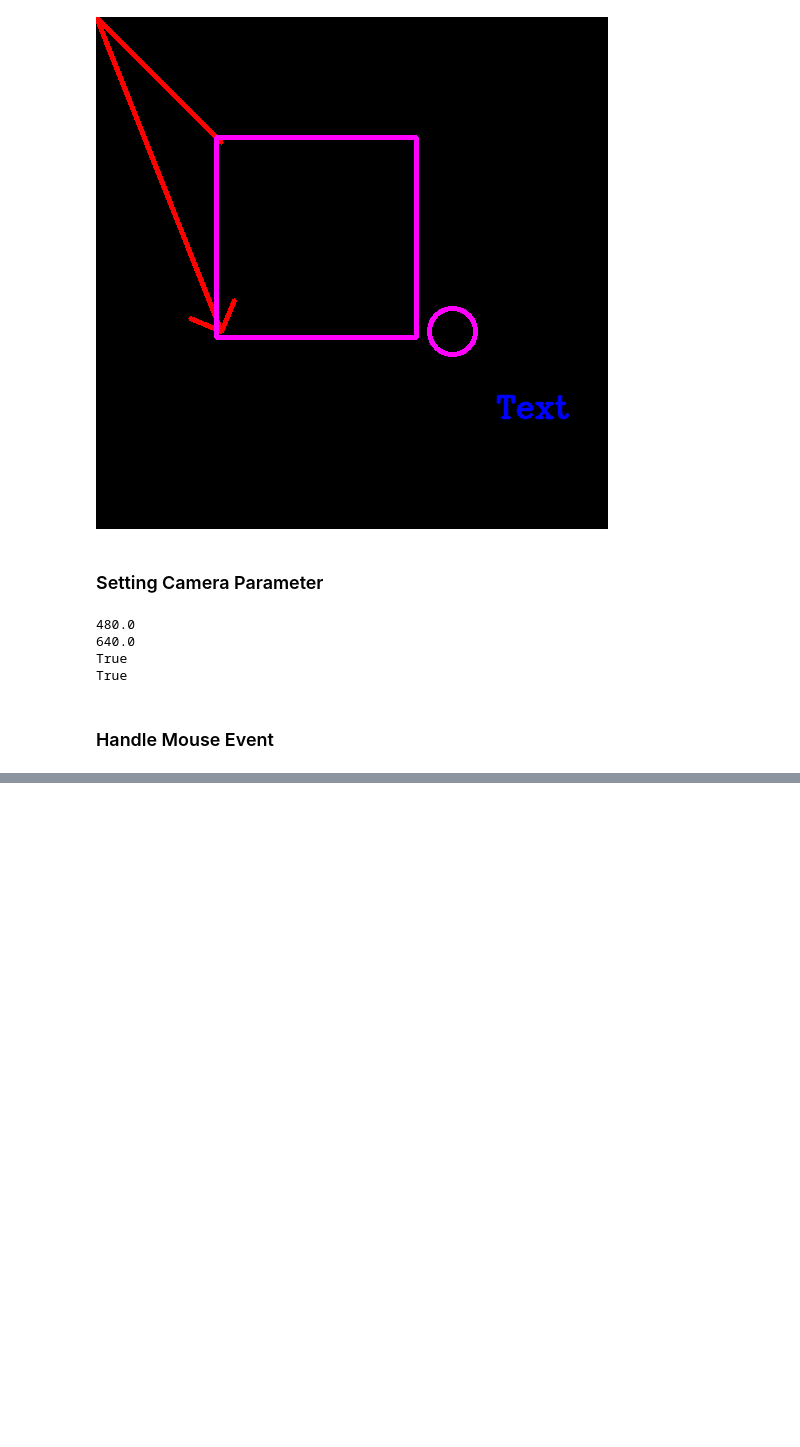
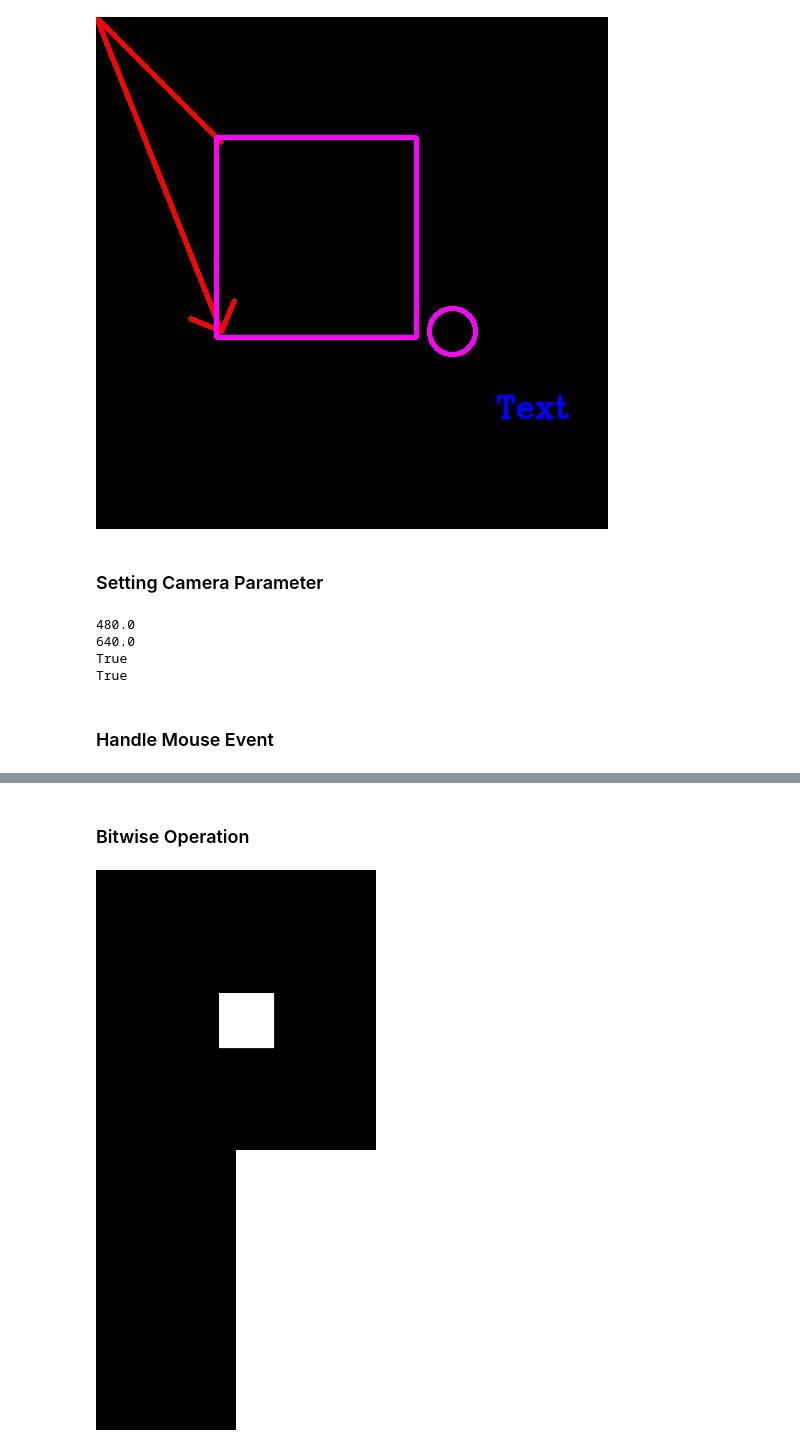
Before and after one commit to akashverma1995/coding, a Jupyter notebook: ML and DL Coding/Image Processing/image_processing.ipynb, the cells around one changed output, grey strips where cells are left out. Cells and saved outputs as stored; diff of their text form; code cells hidden in the pictures; blank space fills up the shorter version.

```diff
--- a/ML and DL Coding/Image Processing/image_processing.ipynb
+++ b/ML and DL Coding/Image Processing/image_processing.ipynb
@@ -194,0 +257,18 @@ if cv2.waitKey(0) & 0xFF==ord('q'):
+# %% [markdown]
+### Bitwise Operation
+# %%
+import cv2
+import numpy as np
+from PIL import Image
+from IPython.display import display
+
+img1=np.zeros((512,512,3),np.uint8)
+img1=cv2.rectangle(img1,(225,225),(325,325),(255,255,255),-1)
+
+img2=np.zeros((512,512,3),np.uint8)
+img2=cv2.rectangle(img2,(256,0),(512,512),(255,255,255),-1)
+
+final_img=cv2.vconcat([img1,img2])
+display(Image.fromarray(final_img))
+# %% [output]
+[figure, added]
```
Also changed, not shown: parts of 13 cells of this notebook, 1 other file.
